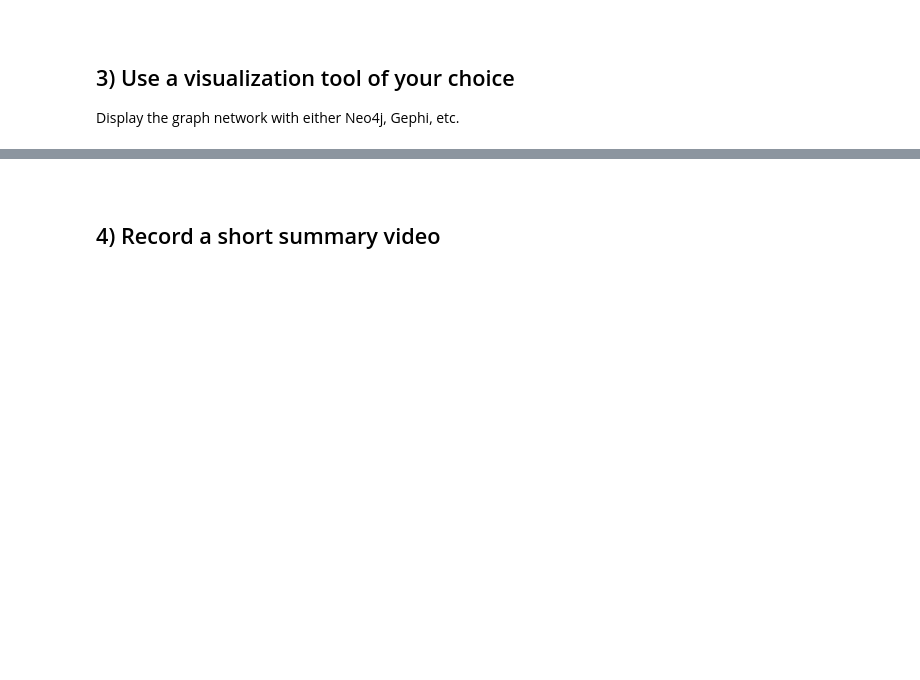
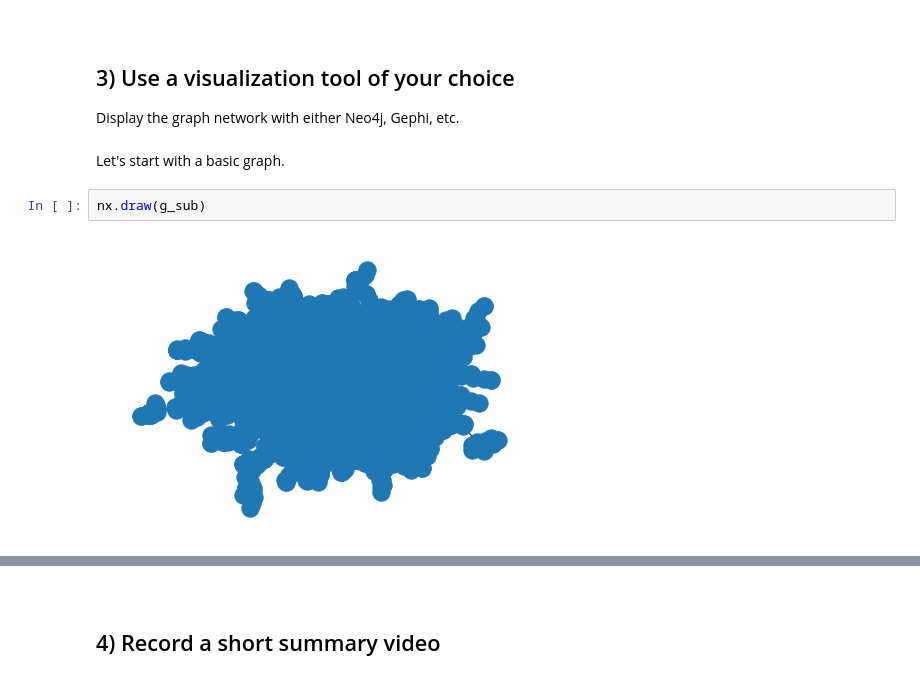
Before and after one commit to SmilodonCub/DATA620, a Jupyter notebook: Graph_Visualization.ipynb, the cells around one changed output, grey strips where cells are left out. Saved outputs shown, nothing was run; the diff lists cells and outputs as text; blank space fills up the shorter version.

Commit message:
add graph visualizations to hw 3

```diff
--- a/Graph_Visualization.ipynb
+++ b/Graph_Visualization.ipynb
@@ -108,3 +108,9 @@ Would you expect the Higgs Boson retweet network to have a higher or lower conne
 ## 3) Use a visualization tool of your choice
 
 Display the graph network with either Neo4j, Gephi, etc.
+# %% [markdown]
+Let's start with a basic graph.
+# %%
+nx.draw(g_sub)
+# %% [output]
+[figure, added]
```
Also changed, not shown: parts of 6 cells of this notebook.
